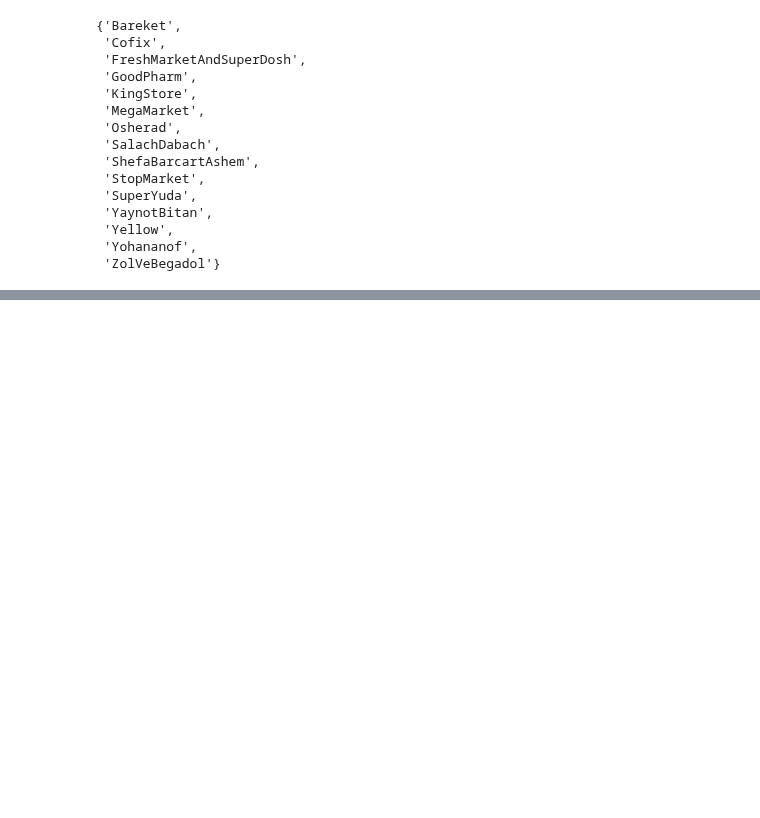
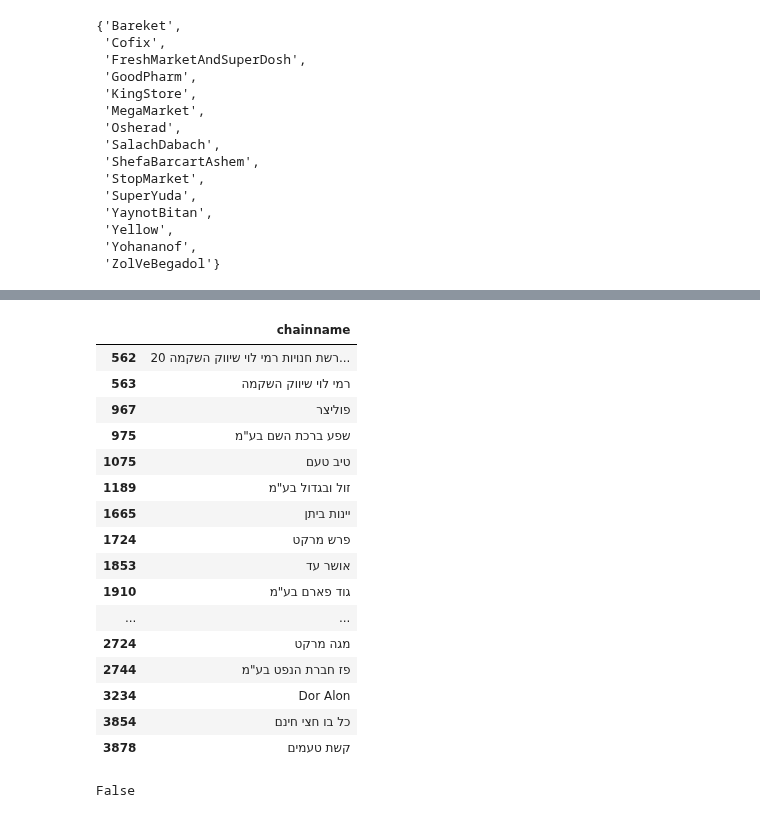
Before and after one commit to OpenIsraeliSupermarkets/israeli-supermarket-parsers, a Jupyter notebook: stores_lookup.ipynb, the cells around one changed output, grey strips where cells are left out. Cells and saved outputs as stored; diff of their text form; code cells hidden in the pictures; blank space fills up the shorter version.

```diff
--- a/stores_lookup.ipynb
+++ b/stores_lookup.ipynb
@@ -176,0 +199,26 @@ exact_store = ['chainid', 'subchainid', 'storeid']
+# %%
+stores_with_subchain = stores[stores['subchainid'] == "not_apply"].groupby(['chainname']).head(1)
+stores_with_subchain[['chainname']]
+# %% [output]
+|  | chainname |
+| 562 | רשת חנויות רמי לוי שיווק השקמה 20... |
+| 563 | רמי לוי שיווק השקמה |
+| 967 | פוליצר |
+| 975 | שפע ברכת השם בע"מ |
+| 1075 | טיב טעם |
+| 1189 | זול ובגדול בע"מ |
+| 1665 | יינות ביתן |
+| 1724 | פרש מרקט |
+| 1853 | אושר עד |
+| 1910 | גוד פארם בע"מ |
+| ... | ... |
+| 2724 | מגה מרקט |
+| 2744 | פז חברת הנפט בע"מ |
+| 3234 | Dor Alon |
+| 3854 | כל בו חצי חינם |
+| 3878 | קשת טעמים |
+# %%
+# no null store id
+stores['storeid'].astype(int).isna().any()
+# %% [output]
+False
```
Also changed, not shown: parts of 15 cells of this notebook, 3 other files.
